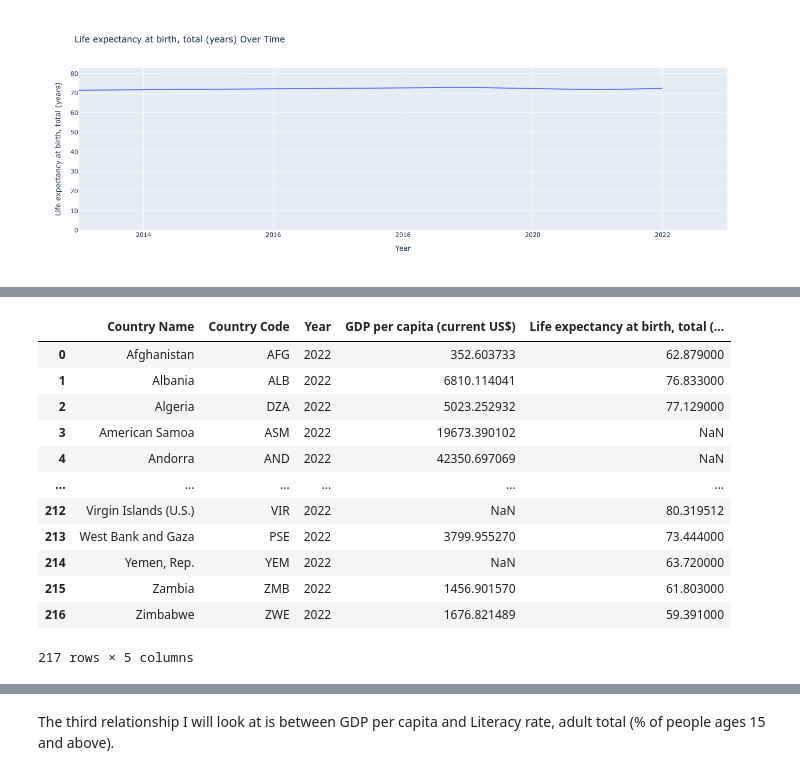
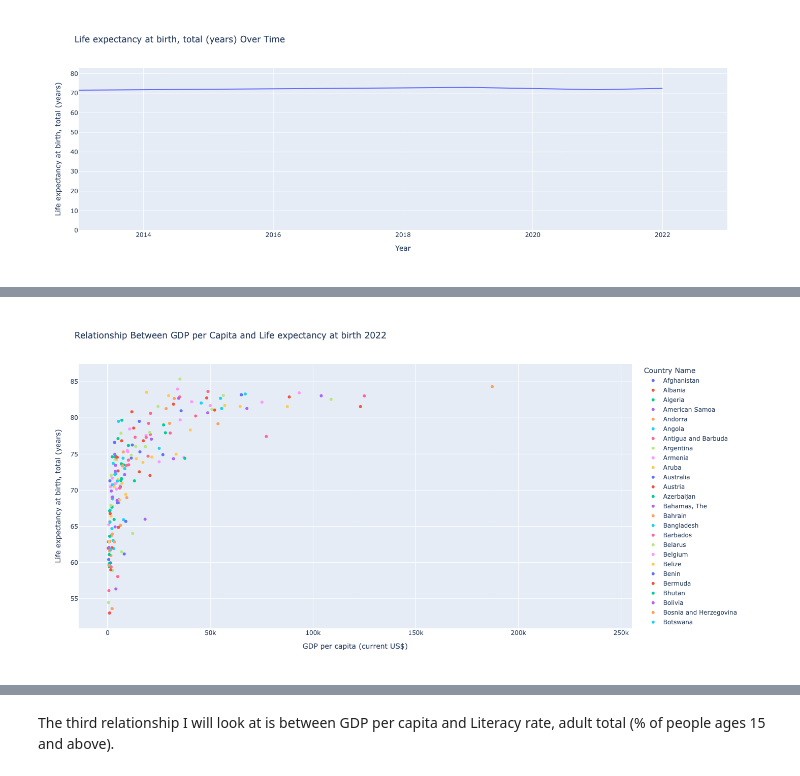
Before and after one commit to Josefinades/Project3, a Jupyter notebook: project_3.ipynb, the cells around one changed output, grey strips where cells are left out. Cells and saved outputs as stored; diff of their text form; code cells hidden in the pictures.

```diff
--- a/project_3.ipynb
+++ b/project_3.ipynb
@@ -465,20 +470,18 @@ scatterplot_gdp_lifeexp.show()
 # %%
 Year = 2022
 gdp_year = gdp_df[gdp_df["Year"] == Year]
 lifeexpectancy_year = lifeexpectancy[lifeexpectancy["Year"] == Year]
 merged_gdp_lifeex_22 = pd.merge(gdp_year, lifeexpectancy_year[["Country Name", "Life expectancy at birth, total (years)"]], on = "Country Name", how = "left")
-merged_gdp_lifeex_22
+
+scatterplot_gdp_lifeexp2 = px.scatter(merged_gdp_lifeex_22,
+                            x="GDP per capita (current US$)",
+                            y="Life expectancy at birth, total (years)",
+                            color="Country Name",
+                            title ="Relationship Between GDP per Capita and Life expectancy at birth 2022",
+                            #text="Country Code",
+                            width=1100,
+                            height=700,
+)
+scatterplot_gdp_lifeexp2.show()
 # %% [output]
-|  | Country Name | Country Code | Year | GDP per capita (current US$) | Life expectancy at birth, total (... |
-| 0 | Afghanistan | AFG | 2022 | 352.603733 | 62.879000 |
-| 1 | Albania | ALB | 2022 | 6810.114041 | 76.833000 |
-| 2 | Algeria | DZA | 2022 | 5023.252932 | 77.129000 |
-| 3 | American Samoa | ASM | 2022 | 19673.390102 | NaN |
-| 4 | Andorra | AND | 2022 | 42350.697069 | NaN |
-| ... | ... | ... | ... | ... | ... |
-| 212 | Virgin Islands (U.S.) | VIR | 2022 | NaN | 80.319512 |
-| 213 | West Bank and Gaza | PSE | 2022 | 3799.955270 | 73.444000 |
-| 214 | Yemen, Rep. | YEM | 2022 | NaN | 63.720000 |
-| 215 | Zambia | ZMB | 2022 | 1456.901570 | 61.803000 |
-| 216 | Zimbabwe | ZWE | 2022 | 1676.821489 | 59.391000 |
-217 rows × 5 columns
+[figure, added]
```
Also changed, not shown: parts of 27 cells of this notebook, 9 other files.
